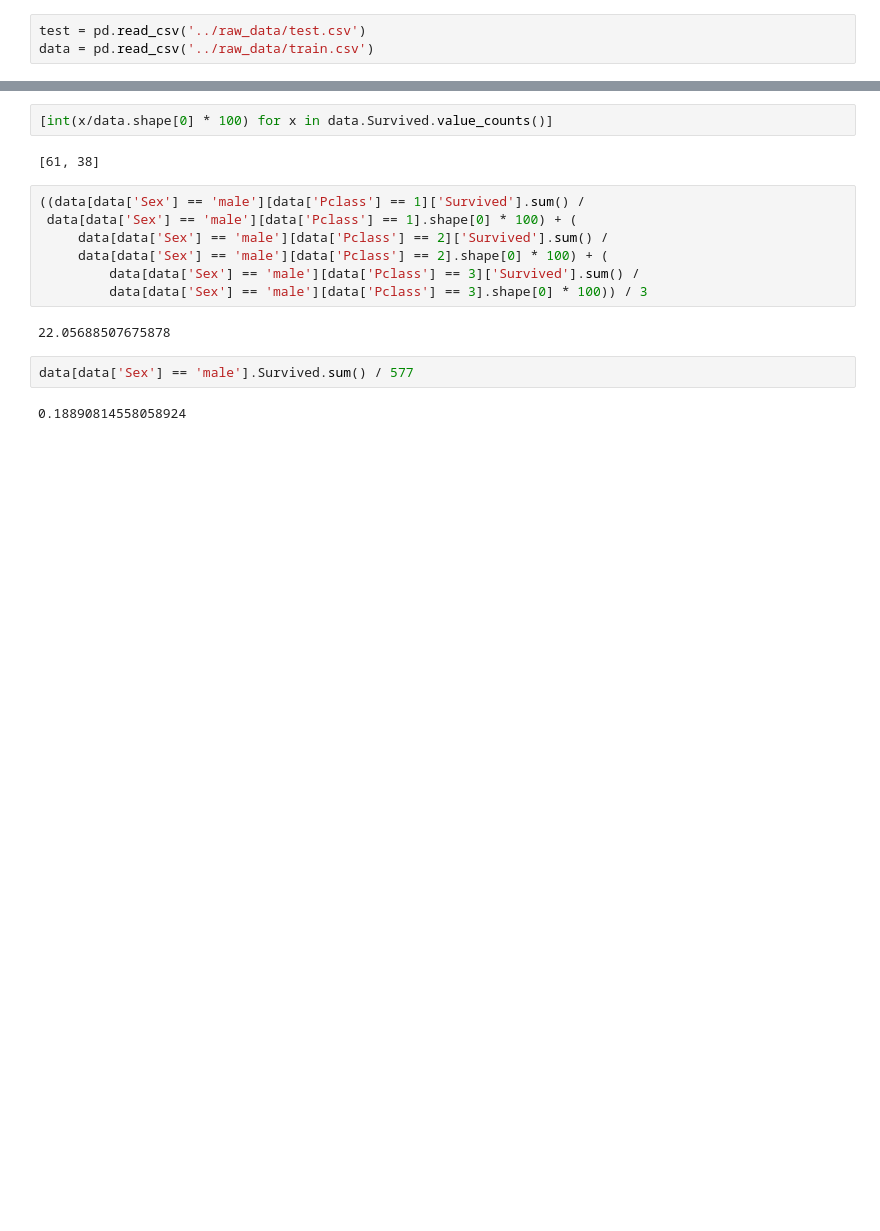
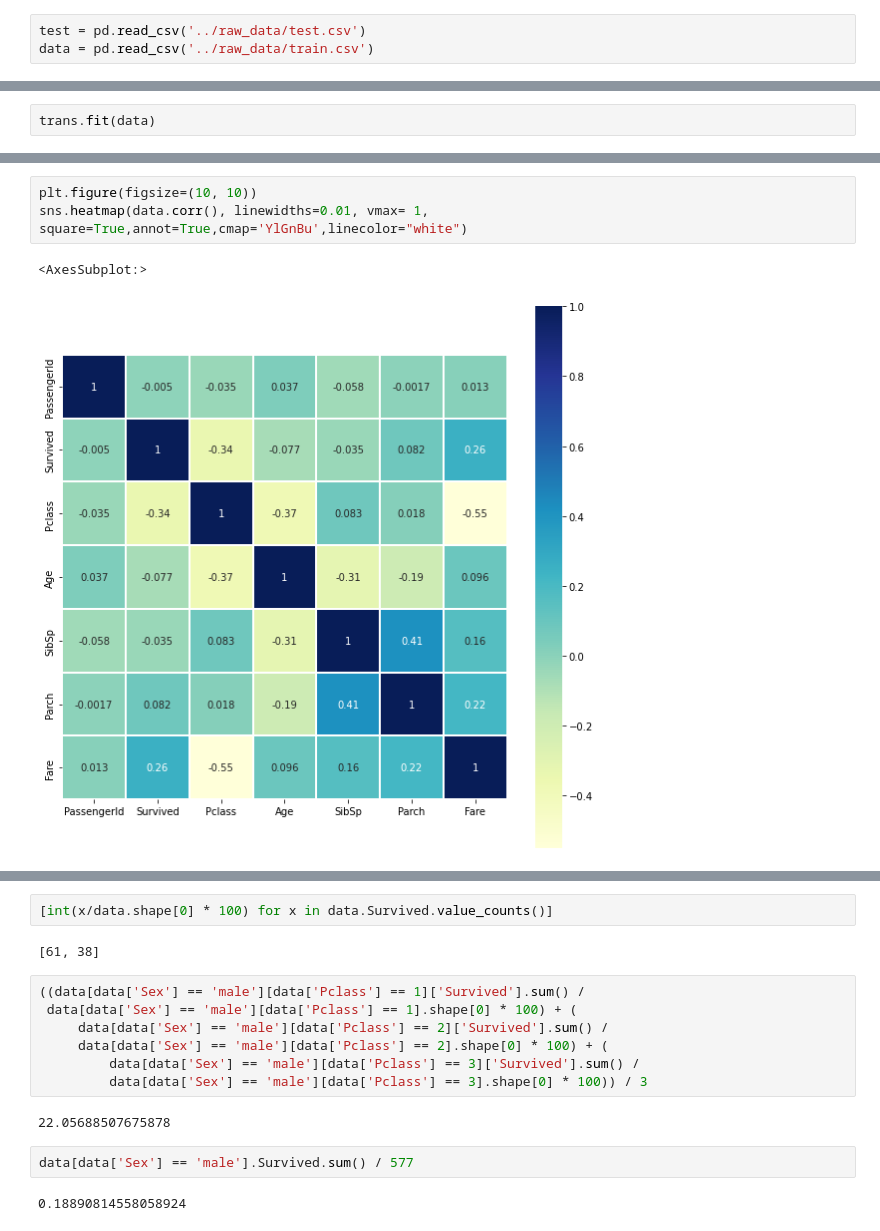
Before and after one commit to maciejszuba/kaggle_titanic_challenge, a Jupyter notebook: notebooks/data-analysis.ipynb, the cells around one changed output, grey strips where cells are left out. Saved outputs shown, nothing was run; the diff lists cells and outputs as text; blank space fills up the shorter version.

```diff
--- a/notebooks/data-analysis.ipynb
+++ b/notebooks/data-analysis.ipynb
@@ -11,0 +61,2 @@ data = pd.read_csv('../raw_data/train.csv')
+# %%
+trans.fit(data)
@@ -11,0 +252,6 @@ data = pd.read_csv('../raw_data/train.csv')
+# %%
+plt.figure(figsize=(10, 10))
+sns.heatmap(data.corr(), linewidths=0.01, vmax= 1, square=True,annot=True,cmap='YlGnBu',linecolor="white")
+# %% [output]
+<AxesSubplot:>
+[figure, added]
```
Also changed, not shown: parts of 44 cells of this notebook.
